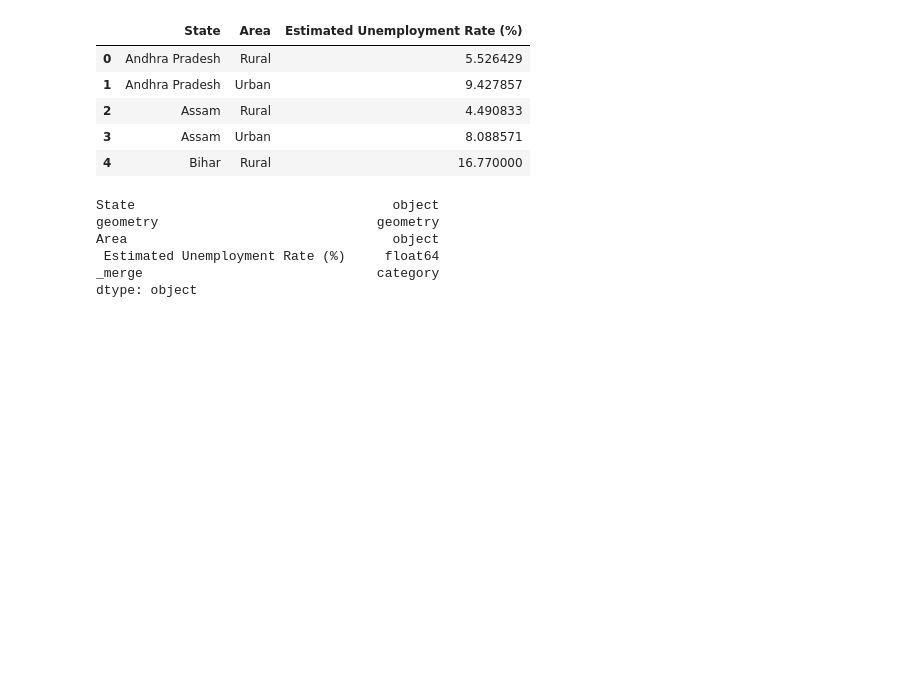
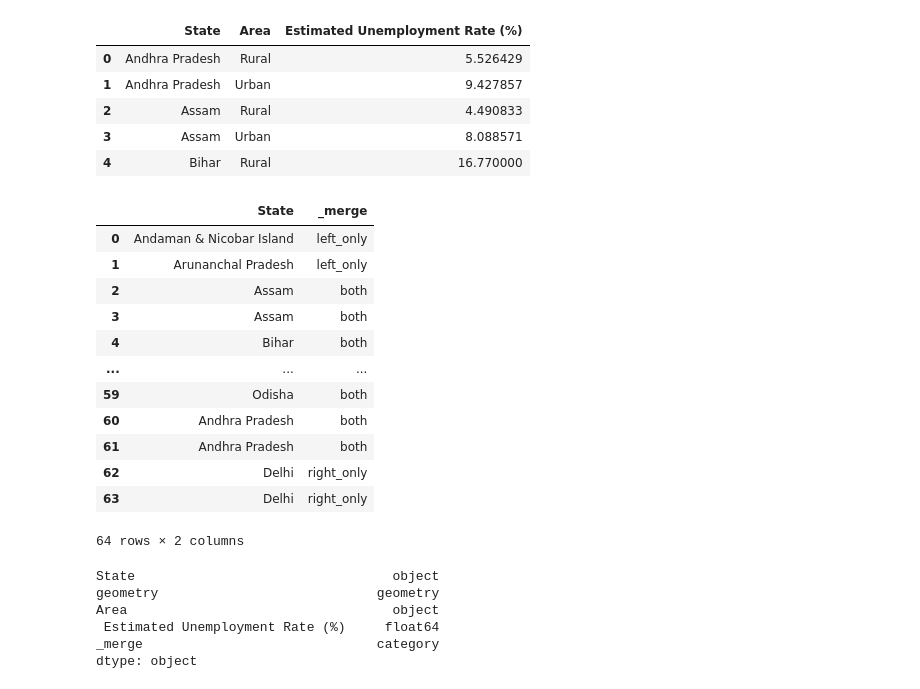
Before and after one commit to hetpatel007/GIS-1, a Jupyter notebook: ps_2.ipynb, the cells around one changed output. Saved outputs shown, nothing was run; the diff lists cells and outputs as text; code cells hidden in the pictures; blank space fills up the shorter version.

```diff
--- a/ps_2.ipynb
+++ b/ps_2.ipynb
@@ -150,7 +153,22 @@ df_un_agg.head()
 # %%
 #merge
 #njC1 = pd.merge(njC, zil1, on='COUNTY',how='outer',indicator=True)
 df_1 = pd.merge(Ind, df_un_agg, on='State',how='outer',indicator=True)
+df_1[['State','_merge']] #aok: always investigate nonmerges
+# %% [output]
+|  | State | _merge |
+| 0 | Andaman & Nicobar Island | left_only |
+| 1 | Arunanchal Pradesh | left_only |
+| 2 | Assam | both |
+| 3 | Assam | both |
+| 4 | Bihar | both |
+| ... | ... | ... |
+| 59 | Odisha | both |
+| 60 | Andhra Pradesh | both |
+| 61 | Andhra Pradesh | both |
+| 62 | Delhi | right_only |
+| 63 | Delhi | right_only |
+64 rows × 2 columns
 # %%
 df_2 = pd.merge(Ind, df_un_agg, on='State',how='inner',indicator=False)
 # %%
```
Also changed, not shown: parts of 2 cells of this notebook.
